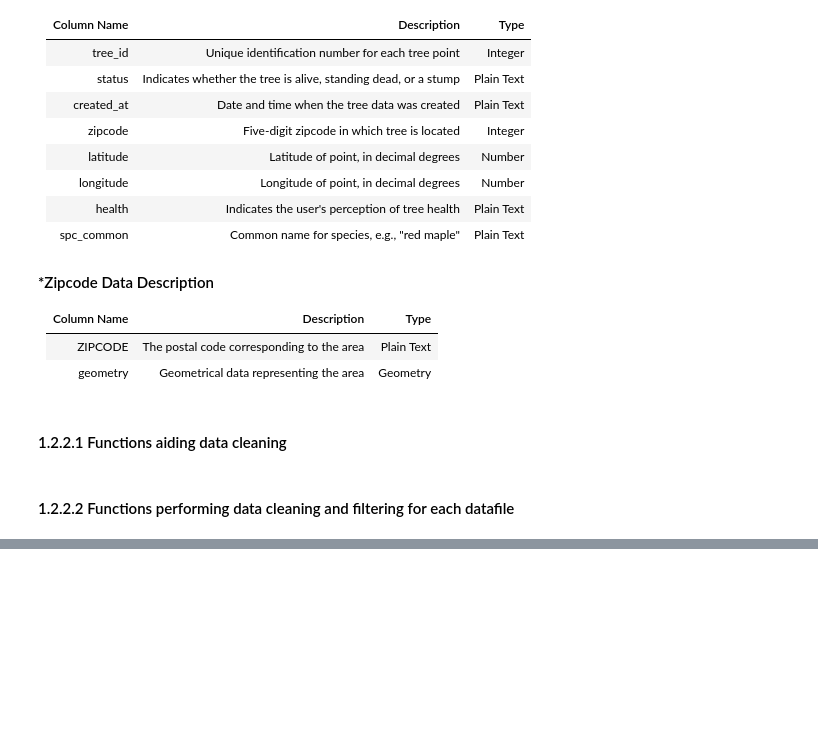
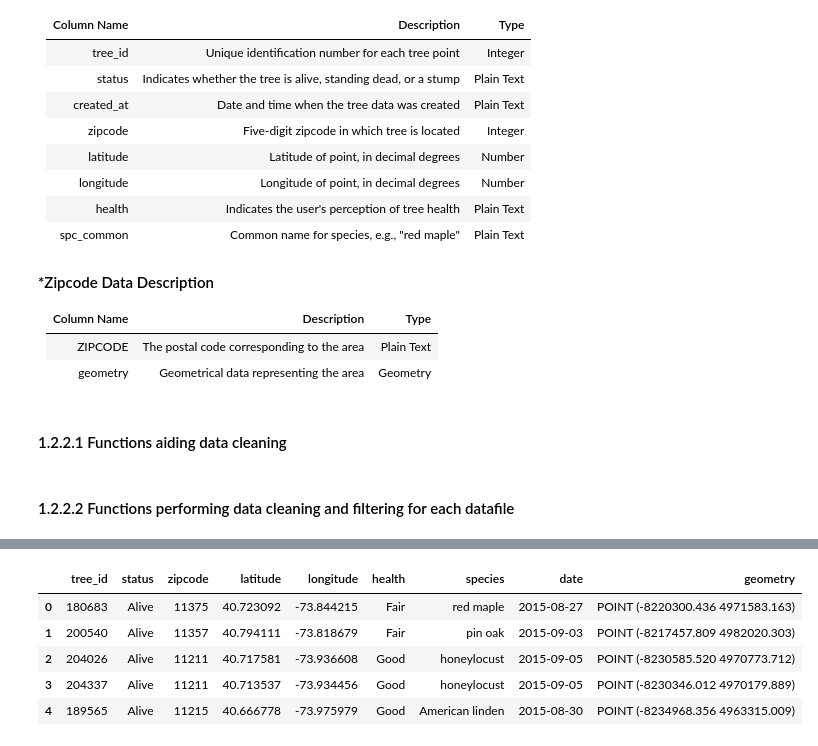
Before and after one commit to lc3779/Project_4501_IEOR, a Jupyter notebook: Project_4501_IEOR.ipynb, the cells around one changed output, grey strips where cells are left out. Cells and saved outputs as stored; diff of their text form; code cells hidden in the pictures; blank space fills up the shorter version.

Commit message:
Feat: check data result

```diff
--- a/Project_4501_IEOR.ipynb
+++ b/Project_4501_IEOR.ipynb
@@ -735,0 +805,9 @@ assert not df_zillow_data.empty, "Zillow Rent data should not be empty"
+# %%
+geodf_tree_data.head()
+# %% [output]
+|  | tree_id | status | zipcode | latitude | longitude | health | species | date | geometry |
+| 0 | 180683 | Alive | 11375 | 40.723092 | -73.844215 | Fair | red maple | 2015-08-27 | POINT (-8220300.436 4971583.163) |
+| 1 | 200540 | Alive | 11357 | 40.794111 | -73.818679 | Fair | pin oak | 2015-09-03 | POINT (-8217457.809 4982020.303) |
+| 2 | 204026 | Alive | 11211 | 40.717581 | -73.936608 | Good | honeylocust | 2015-09-05 | POINT (-8230585.520 4970773.712) |
+| 3 | 204337 | Alive | 11211 | 40.713537 | -73.934456 | Good | honeylocust | 2015-09-05 | POINT (-8230346.012 4970179.889) |
+| 4 | 189565 | Alive | 11215 | 40.666778 | -73.975979 | Good | American linden | 2015-08-30 | POINT (-8234968.356 4963315.009) |
```
Also changed, not shown: parts of 8 cells of this notebook.
